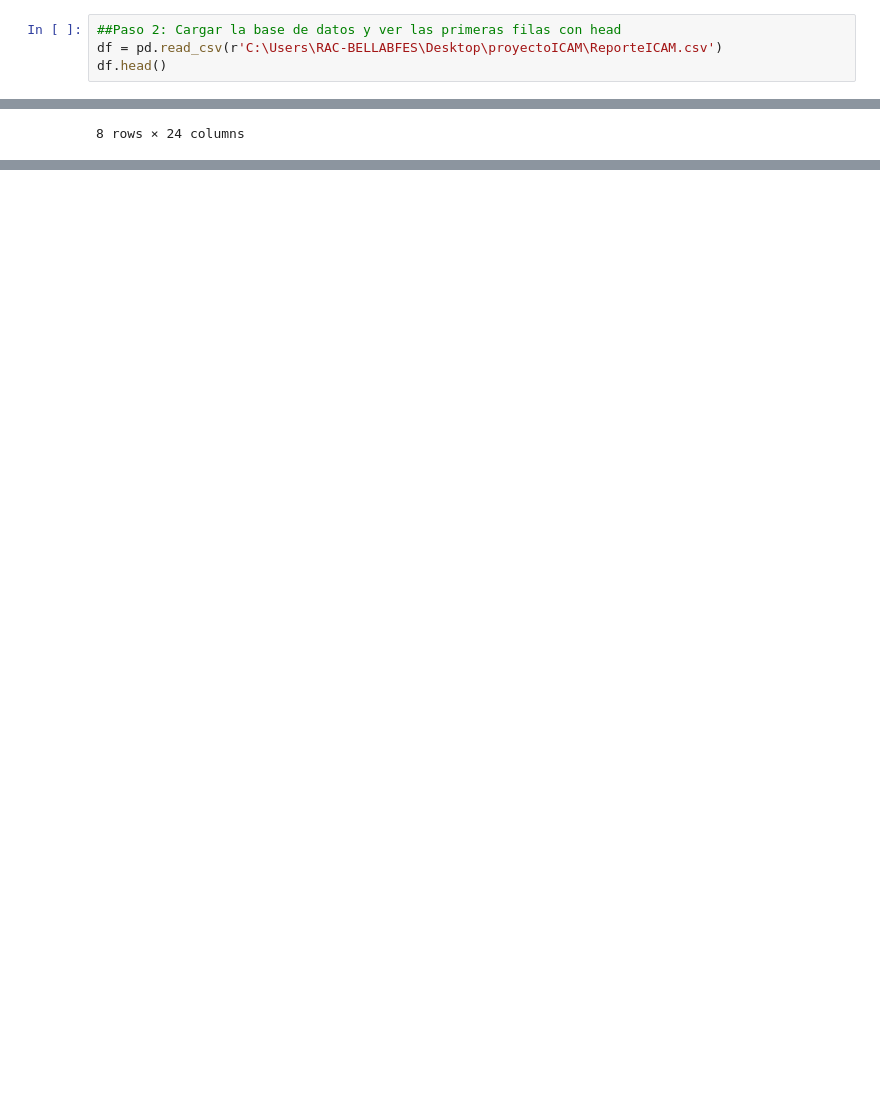
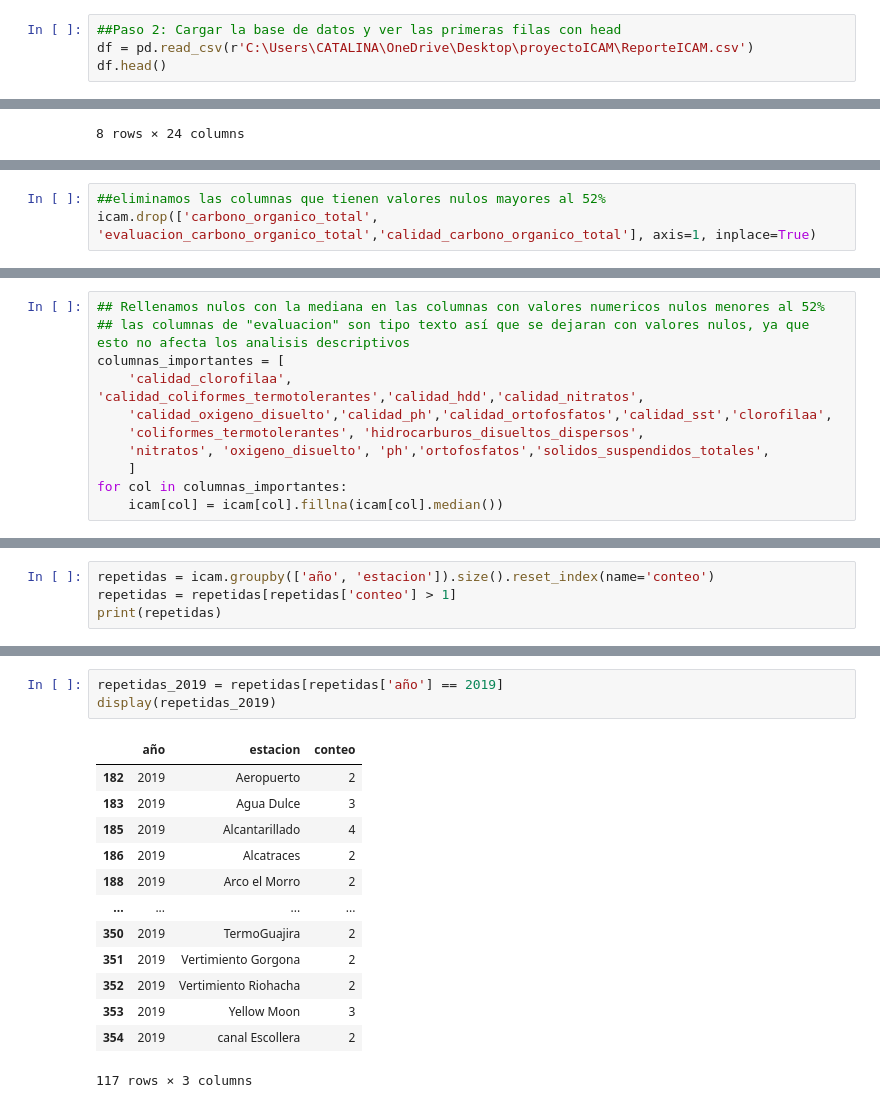
Before and after one commit to catago16/proyectoICAM, a Jupyter notebook: limpieza.ipynb, the cells around one changed output, grey strips where cells are left out. Cells and saved outputs as stored; diff of their text form; blank space fills up the shorter version.

```diff
--- a/limpieza.ipynb
+++ b/limpieza.ipynb
@@ -8,7 +9,7 @@ import statsmodels.api as sm
 import seaborn as sns
 # %%
 ##Paso 2: Cargar la base de datos y ver las primeras filas con head
-df = pd.read_csv(r'C:\Users\RAC-BELLABFES\Desktop\proyectoICAM\ReporteICAM.csv')
+df = pd.read_csv(r'C:\Users\CATALINA\OneDrive\Desktop\proyectoICAM\ReporteICAM.csv')
 df.head()
 # %% [output]
 |  | ano | muestreo | departamento | estacion | coduer | sustrato | latitud | longitud | ca_cla | ca_cte | ... |
@@ -212,0 +140,3 @@ np.int64(60)
+# %%
+##eliminamos las columnas que tienen valores nulos mayores al 52%
+icam.drop(['carbono_organico_total', 'evaluacion_carbono_organico_total','calidad_carbono_organico_total'], axis=1, inplace=True)
@@ -212,0 +166,11 @@ np.int64(60)
+# %%
+## Rellenamos nulos con la mediana en las columnas con valores numericos nulos menores al 52%
+## las columnas de "evaluacion" son tipo texto así que se dejaran con valores nulos, ya que esto no afecta los analisis descriptivos
+columnas_importantes = [
+    'calidad_clorofilaa', 'calidad_coliformes_termotolerantes','calidad_hdd','calidad_nitratos',
+    'calidad_oxigeno_disuelto','calidad_ph','calidad_ortofosfatos','calidad_sst','clorofilaa',
+    'coliformes_termotolerantes', 'hidrocarburos_disueltos_dispersos',
+    'nitratos', 'oxigeno_disuelto', 'ph','ortofosfatos','solidos_suspendidos_totales',
+    ]
+for col in columnas_importantes:
+    icam[col] = icam[col].fillna(icam[col].median())
@@ -212,0 +268,4 @@ np.int64(60)
+# %%
+repetidas = icam.groupby(['año', 'estacion']).size().reset_index(name='conteo')
+repetidas = repetidas[repetidas['conteo'] > 1]
+print(repetidas)
@@ -212,0 +287,17 @@ np.int64(60)
+# %%
+repetidas_2019 = repetidas[repetidas['año'] == 2019]
+display(repetidas_2019)
+# %% [output]
+|  | año | estacion | conteo |
+| 182 | 2019 | Aeropuerto | 2 |
+| 183 | 2019 | Agua Dulce | 3 |
+| 185 | 2019 | Alcantarillado | 4 |
+| 186 | 2019 | Alcatraces | 2 |
+| 188 | 2019 | Arco el Morro | 2 |
+| ... | ... | ... | ... |
+| 350 | 2019 | TermoGuajira | 2 |
+| 351 | 2019 | Vertimiento Gorgona | 2 |
+| 352 | 2019 | Vertimiento Riohacha | 2 |
+| 353 | 2019 | Yellow Moon | 3 |
+| 354 | 2019 | canal Escollera | 2 |
+117 rows × 3 columns
```
Also changed, not shown: parts of 28 cells of this notebook, 1 other file.
